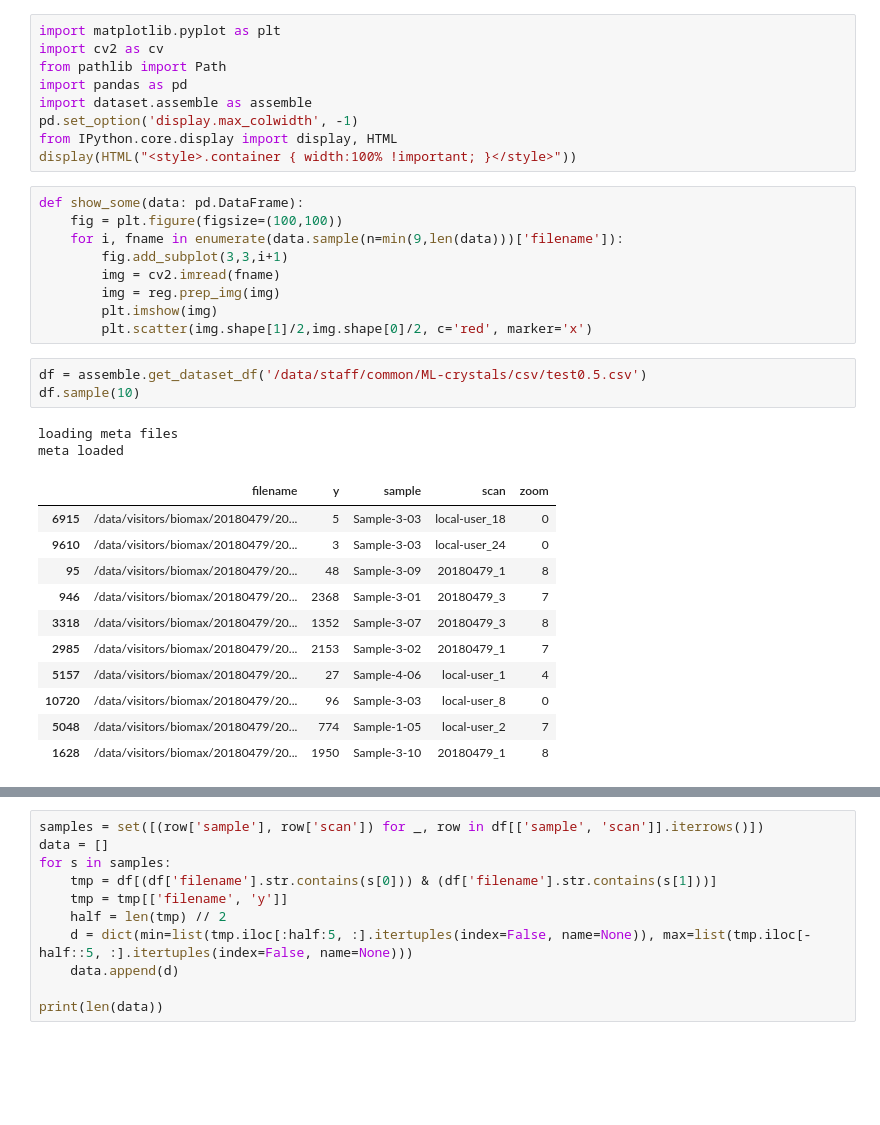
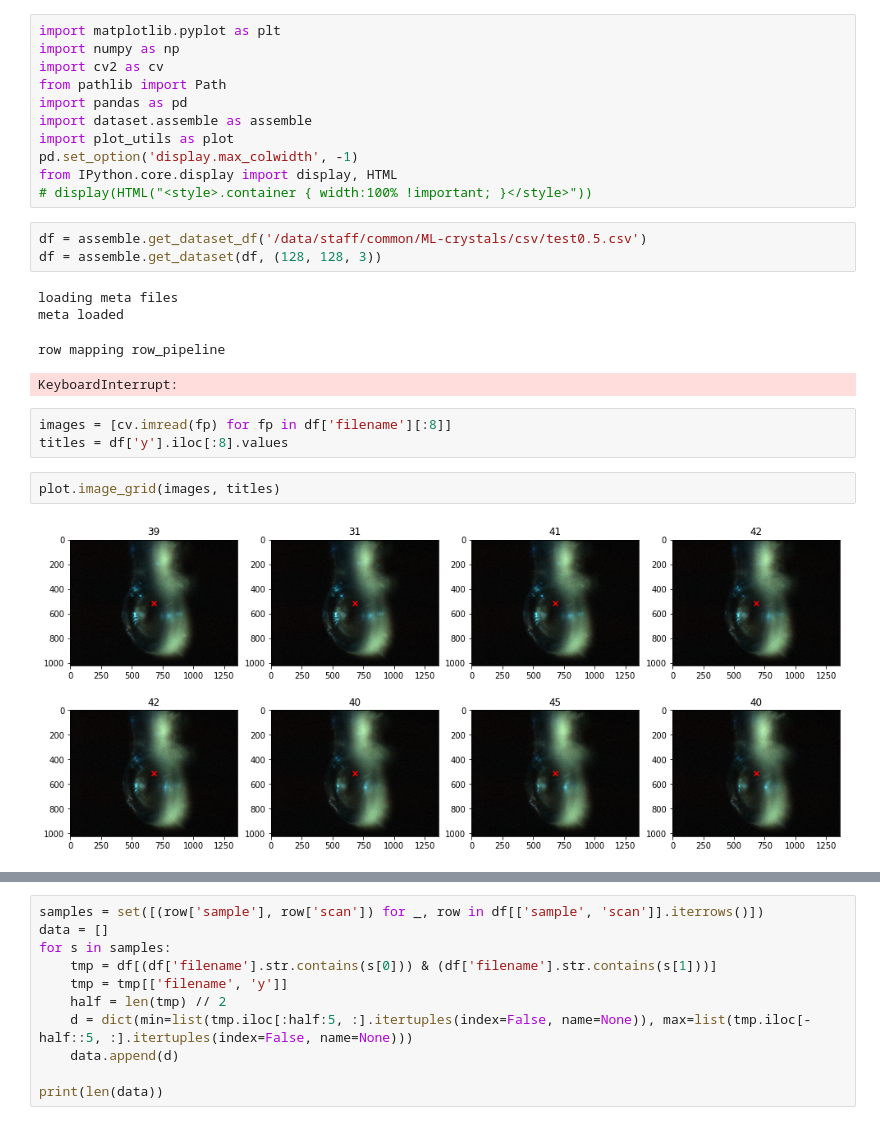
Before and after one commit to voidcase/pewpew, a Jupyter notebook: src/dataset_investigation.ipynb, the cells around one changed output, grey strips where cells are left out. Cells and saved outputs as stored; diff of their text form; blank space fills up the shorter version.

```diff
--- a/src/dataset_investigation.ipynb
+++ b/src/dataset_investigation.ipynb
@@ -1,35 +1,26 @@
 # %%
 import matplotlib.pyplot as plt
+import numpy as np
 import cv2 as cv
 from pathlib import Path
 import pandas as pd
 import dataset.assemble as assemble
+import plot_utils as plot
 pd.set_option('display.max_colwidth', -1)
 from IPython.core.display import display, HTML
-display(HTML("<style>.container { width:100% !important; }</style>"))
+# display(HTML("<style>.container { width:100% !important; }</style>"))
-# %%
-def show_some(data: pd.DataFrame):
-    fig = plt.figure(figsize=(100,100))
-    for i, fname in enumerate(data.sample(n=min(9,len(data)))['filename']):
-        fig.add_subplot(3,3,i+1)
-        img = cv2.imread(fname)
-        img = reg.prep_img(img)
-        plt.imshow(img)
-        plt.scatter(img.shape[1]/2,img.shape[0]/2, c='red', marker='x')
 # %%
 df = assemble.get_dataset_df('/data/staff/common/ML-crystals/csv/test0.5.csv')
-df.sample(10)
+df = assemble.get_dataset(df, (128, 128, 3))
 # %% [output]
 loading meta files
 meta loaded
-|  | filename | y | sample | scan | zoom |
-| 6915 | /data/visitors/biomax/20180479/20... | 5 | Sample-3-03 | local-user_18 | 0 |
-| 9610 | /data/visitors/biomax/20180479/20... | 3 | Sample-3-03 | local-user_24 | 0 |
-| 95 | /data/visitors/biomax/20180479/20... | 48 | Sample-3-09 | 20180479_1 | 8 |
-| 946 | /data/visitors/biomax/20180479/20... | 2368 | Sample-3-01 | 20180479_3 | 7 |
-| 3318 | /data/visitors/biomax/20180479/20... | 1352 | Sample-3-07 | 20180479_3 | 8 |
-| 2985 | /data/visitors/biomax/20180479/20... | 2153 | Sample-3-02 | 20180479_1 | 7 |
-| 5157 | /data/visitors/biomax/20180479/20... | 27 | Sample-4-06 | local-user_1 | 4 |
-| 10720 | /data/visitors/biomax/20180479/20... | 96 | Sample-3-03 | local-user_8 | 0 |
-| 5048 | /data/visitors/biomax/20180479/20... | 774 | Sample-1-05 | local-user_2 | 7 |
-| 1628 | /data/visitors/biomax/20180479/20... | 1950 | Sample-3-10 | 20180479_1 | 8 |
+row mapping row_pipeline
+KeyboardInterrupt:
+# %%
+images = [cv.imread(fp) for fp in df['filename'][:8]]
+titles = df['y'].iloc[:8].values
+# %%
+plot.image_grid(images, titles)
+# %% [output]
+[figure, added]
```
Also changed, not shown: parts of 1 cell of this notebook, 5 other files.
